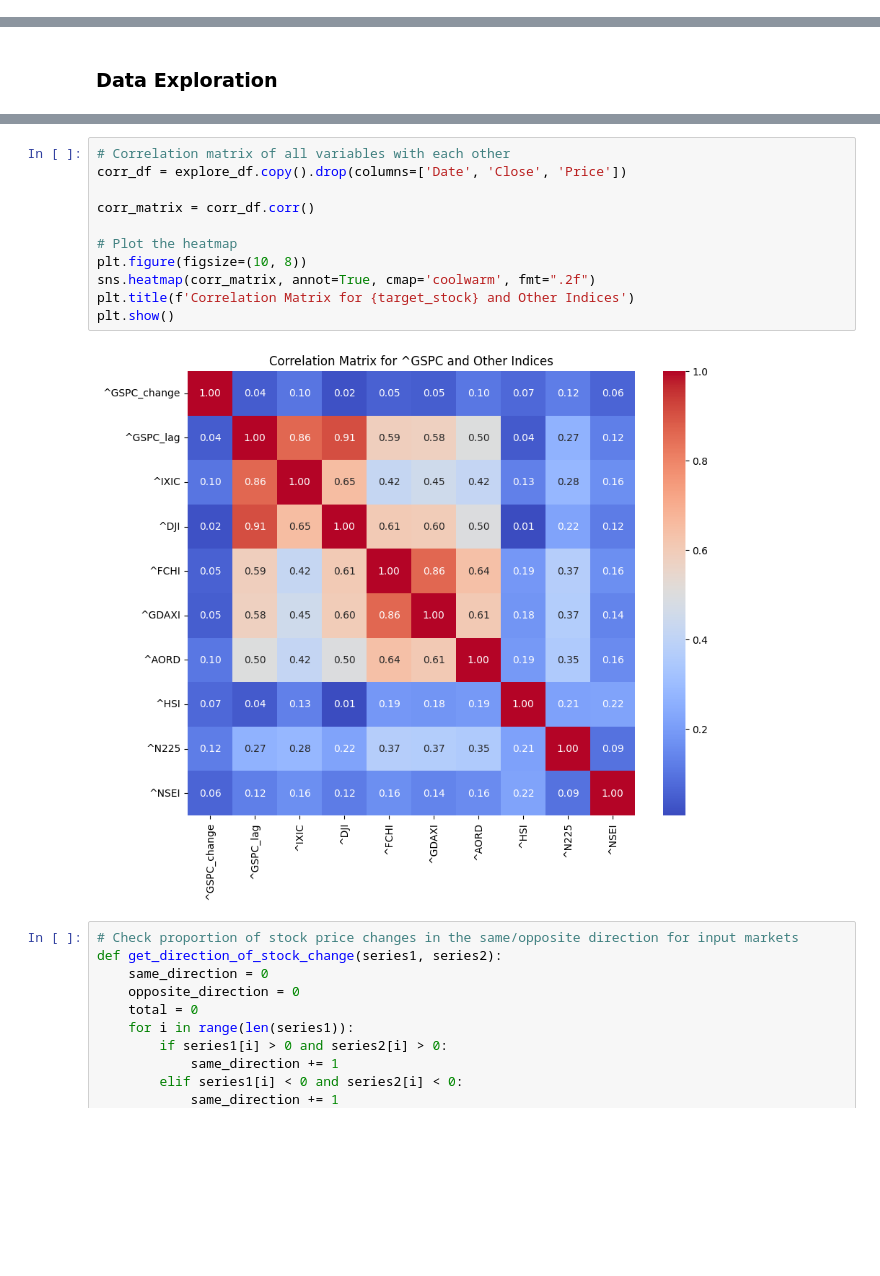
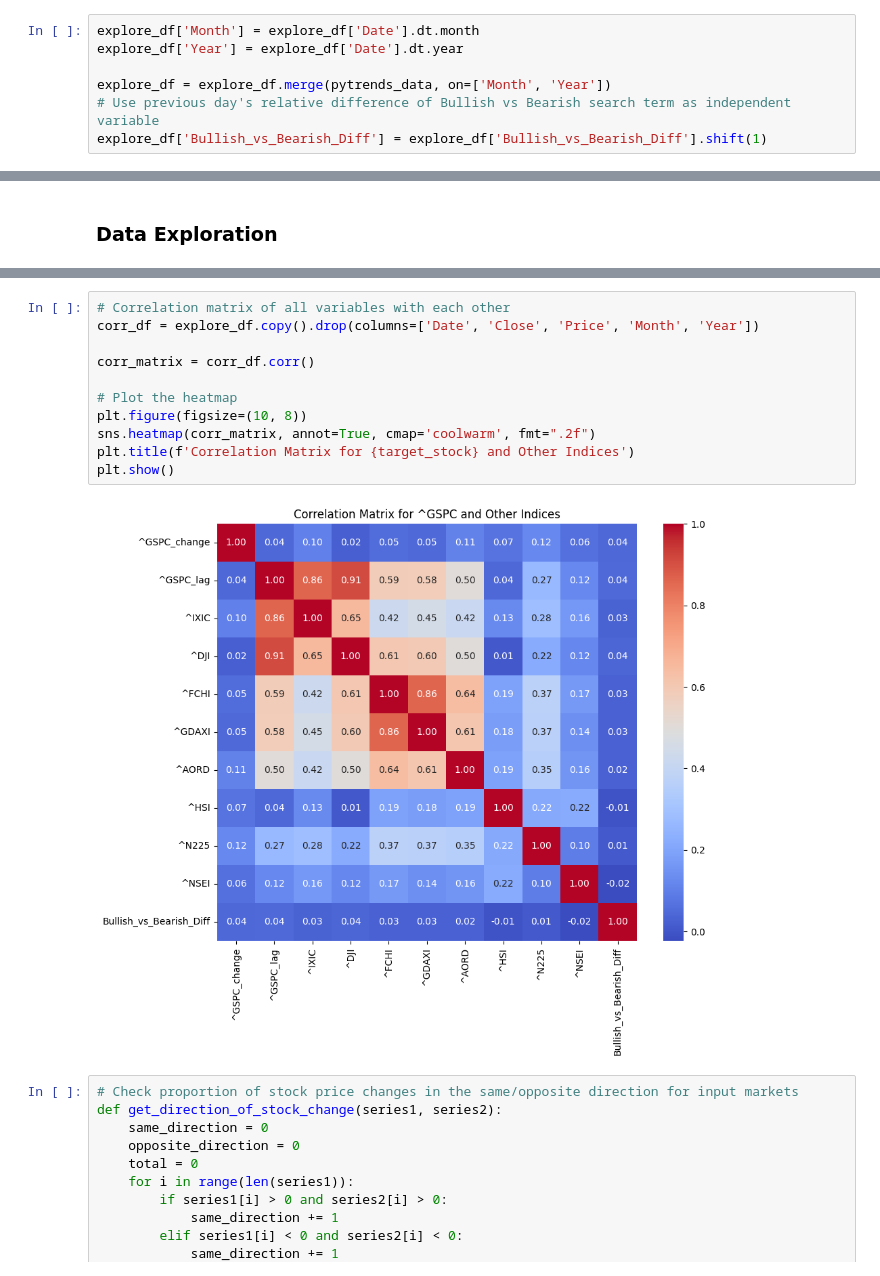
Before and after one commit to Chuacx13/StockPredictor-2, a Jupyter notebook: DataProcessing.ipynb, the cells around one changed output, grey strips where cells are left out. Cells and saved outputs as stored; diff of their text form; blank space fills up the shorter version.

Commit message:
Added Google Trends Data to training and testing data

```diff
--- a/DataProcessing.ipynb
+++ b/DataProcessing.ipynb
@@ -54 +58,8 @@ for ticker in asia_market_dict.keys():
+# %%
+explore_df['Month'] = explore_df['Date'].dt.month
+explore_df['Year'] = explore_df['Date'].dt.year
+
+explore_df = explore_df.merge(pytrends_data, on=['Month', 'Year'])
+# Use previous day's relative difference of Bullish vs Bearish search term as independent variable
+explore_df['Bullish_vs_Bearish_Diff'] = explore_df['Bullish_vs_Bearish_Diff'].shift(1)
 # %%
@@ -92,16 +106,16 @@ print(corr_nsei)
 # %%
 # Correlation matrix of all variables with each other
-corr_df = explore_df.copy().drop(columns=['Date', 'Close', 'Price'])
+corr_df = explore_df.copy().drop(columns=['Date', 'Close', 'Price', 'Month', 'Year'])
 
 corr_matrix = corr_df.corr()
 
 # Plot the heatmap
 plt.figure(figsize=(10, 8))
 sns.heatmap(corr_matrix, annot=True, cmap='coolwarm', fmt=".2f")
 plt.title(f'Correlation Matrix for {target_stock} and Other Indices')
 plt.show()
 # %% [output]
-[figure, old version]
+[figure, new version]
 # %%
 # Check proportion of stock price changes in the same/opposite direction for input markets
 def get_direction_of_stock_change(series1, series2):
```
Also changed, not shown: parts of 12 cells of this notebook.
